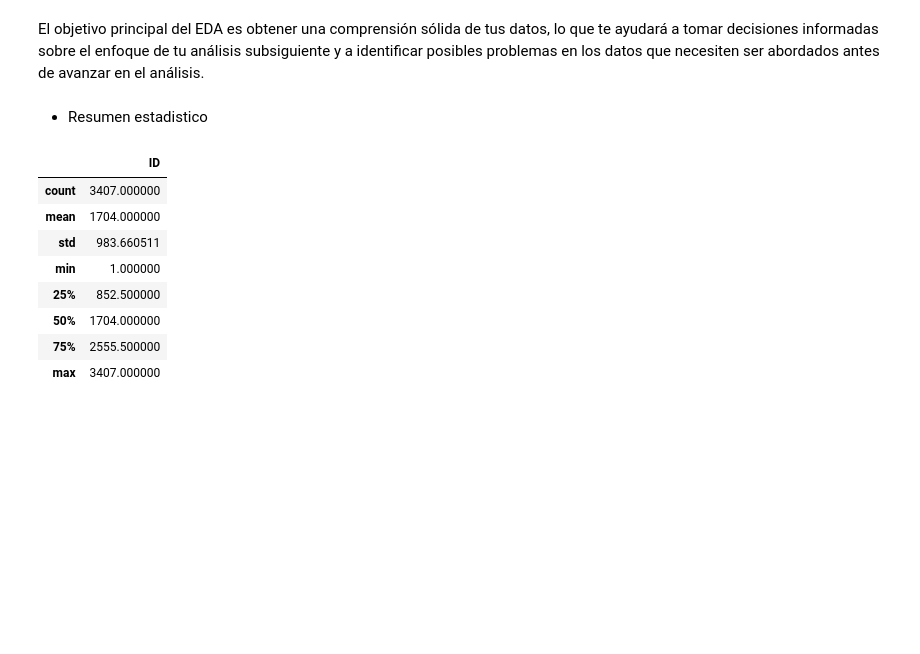
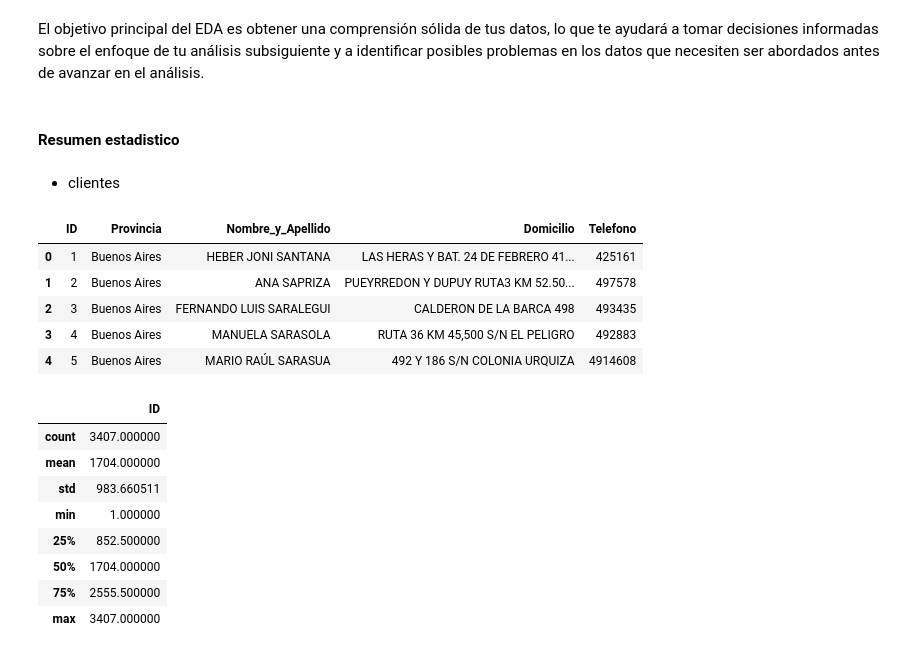
Before and after one commit to diegomaneyro/Dashboards, a Jupyter notebook: scripts/eda.ipynb, the cells around one changed output. Saved outputs shown, nothing was run; the diff lists cells and outputs as text; code cells hidden in the pictures; blank space fills up the shorter version.

```diff
--- a/scripts/eda.ipynb
+++ b/scripts/eda.ipynb
@@ -11,7 +13,7 @@ import pandas as pd
 # Leer datos desde csv en dataframe de pandas
 encoding = "utf8"
 
-clientes = pd.read_csv("..\datos\csvs_limpios\Clientes.csv", sep=";", encoding=encoding)
+clientes = pd.read_csv("..\datos\csvs_limpios\Clientes.csv", sep=",", encoding=encoding)
 compra = pd.read_csv("..\datos\csvs_limpios\Compra.csv", sep=",", encoding=encoding)
 empleados = pd.read_csv("..\datos\csvs_limpios\Empleados.csv", sep=",", encoding=encoding)
 gasto = pd.read_csv("..\datos\csvs_limpios\Gasto.csv", sep=",", encoding=encoding)
@@ -20,5 +22,17 @@ proveedores = pd.read_csv("..\datos\csvs_limpios\Proveedores.csv", sep=",", enco
 sucursales = pd.read_csv("..\datos\csvs_limpios\Sucursales.csv", sep=";",encoding=encoding)
 venta = pd.read_csv("..\datos\csvs_limpios\Venta.csv", sep=",", encoding=encoding)
 # %% [markdown]
-* Resumen estadistico
+#### Resumen estadistico
+# %% [markdown]
+* clientes
+# %%
+# Exploracion de df
+clientes.head()
+# %% [output]
+|  | ID | Provincia | Nombre_y_Apellido | Domicilio | Telefono |
+| 0 | 1 | Buenos Aires | HEBER JONI SANTANA | LAS HERAS Y BAT. 24 DE FEBRERO 41... | 425161 |
+| 1 | 2 | Buenos Aires | ANA SAPRIZA | PUEYRREDON Y DUPUY RUTA3 KM 52.50... | 497578 |
+| 2 | 3 | Buenos Aires | FERNANDO LUIS SARALEGUI | CALDERON DE LA BARCA 498 | 493435 |
+| 3 | 4 | Buenos Aires | MANUELA SARASOLA | RUTA 36 KM 45,500 S/N EL PELIGRO | 492883 |
+| 4 | 5 | Buenos Aires | MARIO RAÚL SARASUA | 492 Y 186 S/N COLONIA URQUIZA | 4914608 |
 # %%
```
Also changed, not shown: parts of 18 cells of this notebook.
